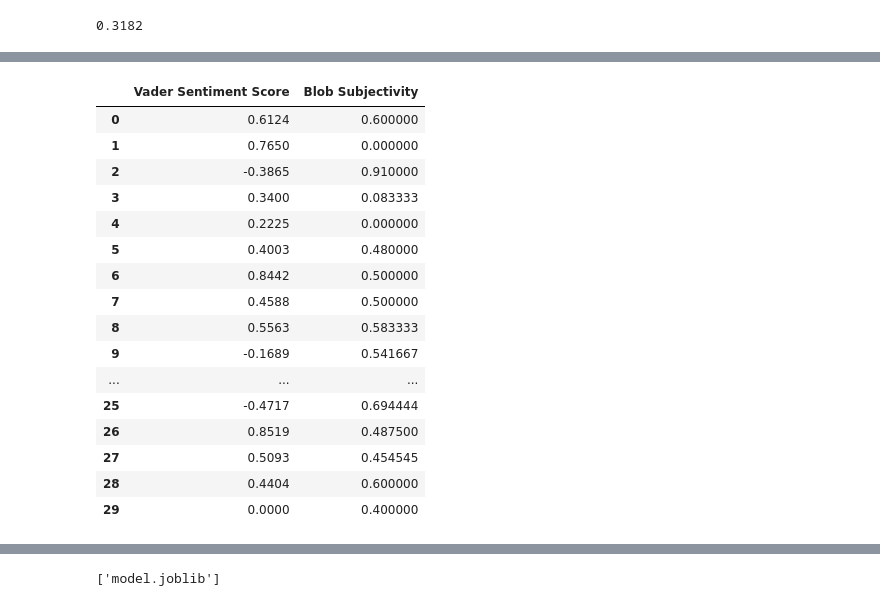
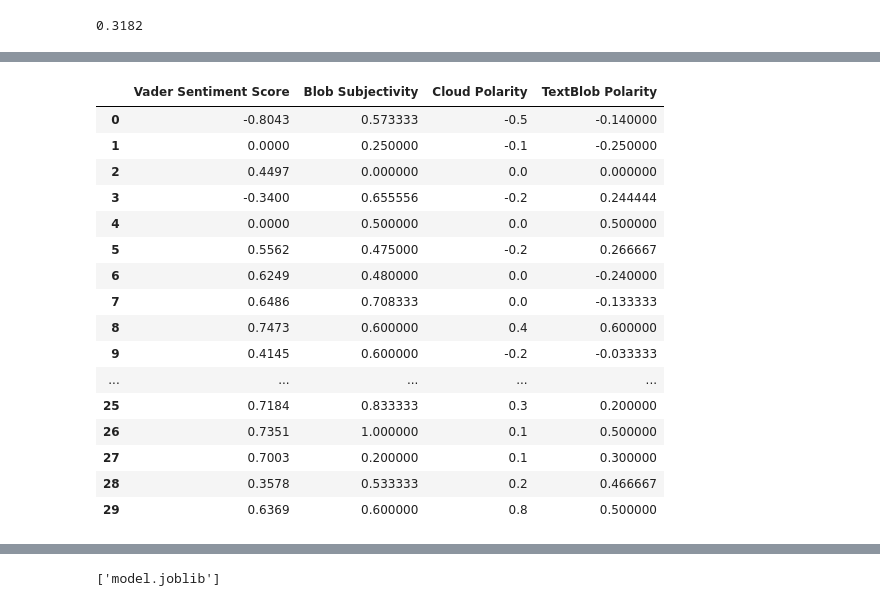
Before and after one commit to kcnair003/treehacks-karmalink, a Jupyter notebook: TopicalDataManipulation.ipynb, the cells around one changed output, grey strips where cells are left out. Drawn from its saved outputs; the diff is of its cells as text; code cells hidden in the pictures.

```diff
--- a/TopicalDataManipulation.ipynb
+++ b/TopicalDataManipulation.ipynb
@@ -197,8 +217,6 @@ analyze_vader_sentiment("Are you a fan of Google or Microsoft?")
 0.3182
 # %%
 manipulated = manipulated.sample(frac=1).reset_index(drop=True)
-split = np.array_split(manipulated, 100)
+split = np.array_split(manipulated, 600)
 
 split1=split[0].copy()
-
-split1
@@ -219,7 +239,23 @@ split1
+# %%
+url = "https://us-central1-treehacks-karmalink.cloudfunctions.net/NLPAnalysis"
+split1
+split2 = split1.copy()
 # %%
+
+
+
 for i, row in split[0].iterrows():
-    split1['Vader Sentiment Score'][i] = analyze_vader_sentiment(split[0]['message'].values[i])
 
-    split1['Blob Subjectivity'][i] = analyze_blob_subjectivity(split[0]['message'].values[i])
-split1
+
+    split2.at[i, 'Vader Sentiment Score'] = analyze_vader_sentiment(split[0]['message'].values[i])
+
+    split2.at[i, 'Blob Subjectivity'] = analyze_blob_subjectivity(split[0]['message'].values[i])
+
+    param = {"message": split[0]['message'].values[i]}
+    r1 = requests.post(url, json=param)
+    http_response1 = json.loads(r1.text)
+    split2.at[i, 'Cloud Polarity'] = http_response1['Cloud_Polarity']
+    split2.at[i, 'TextBlob Polarity']= http_response1['TextBlob_Polarity']
+
+print(split2)
 # %% [output]
@@ -247,28 +279,28 @@ See the caveats in the documentation: https://pandas.pydata.org/pandas-docs/stab
 # %%
-factorization_data = [split1["Vader Sentiment Score"], split1["Blob Subjectivity"]]
+factorization_data = [split2["Vader Sentiment Score"], split2["Blob Subjectivity"], split2['Cloud Polarity'], split2['TextBlob Polarity']]
 
-headers1 = ["Vader Sentiment Score", "Blob Subjectivity"]
+headers1 = ["Vader Sentiment Score", "Blob Subjectivity", 'Cloud Polarity', 'TextBlob Polarity']
 
 feature_target1 = pd.concat(factorization_data, axis=1, keys=headers1)
 feature_target1[0:30]
 # %% [output]
-|  | Vader Sentiment Score | Blob Subjectivity |
-| 0 | 0.6124 | 0.600000 |
-| 1 | 0.7650 | 0.000000 |
-| 2 | -0.3865 | 0.910000 |
-| 3 | 0.3400 | 0.083333 |
-| 4 | 0.2225 | 0.000000 |
-| 5 | 0.4003 | 0.480000 |
-| 6 | 0.8442 | 0.500000 |
-| 7 | 0.4588 | 0.500000 |
-| 8 | 0.5563 | 0.583333 |
-| 9 | -0.1689 | 0.541667 |
-| ... | ... | ... |
-| 25 | -0.4717 | 0.694444 |
-| 26 | 0.8519 | 0.487500 |
-| 27 | 0.5093 | 0.454545 |
-| 28 | 0.4404 | 0.600000 |
-| 29 | 0.0000 | 0.400000 |
+|  | Vader Sentiment Score | Blob Subjectivity | Cloud Polarity | TextBlob Polarity |
+| 0 | -0.8043 | 0.573333 | -0.5 | -0.140000 |
+| 1 | 0.0000 | 0.250000 | -0.1 | -0.250000 |
+| 2 | 0.4497 | 0.000000 | 0.0 | 0.000000 |
+| 3 | -0.3400 | 0.655556 | -0.2 | 0.244444 |
+| 4 | 0.0000 | 0.500000 | 0.0 | 0.500000 |
+| 5 | 0.5562 | 0.475000 | -0.2 | 0.266667 |
+| 6 | 0.6249 | 0.480000 | 0.0 | -0.240000 |
+| 7 | 0.6486 | 0.708333 | 0.0 | -0.133333 |
+| 8 | 0.7473 | 0.600000 | 0.4 | 0.600000 |
+| 9 | 0.4145 | 0.600000 | -0.2 | -0.033333 |
+| ... | ... | ... | ... | ... |
+| 25 | 0.7184 | 0.833333 | 0.3 | 0.200000 |
+| 26 | 0.7351 | 1.000000 | 0.1 | 0.500000 |
+| 27 | 0.7003 | 0.200000 | 0.1 | 0.300000 |
+| 28 | 0.3578 | 0.533333 | 0.2 | 0.466667 |
+| 29 | 0.6369 | 0.600000 | 0.8 | 0.500000 |
 # %%
 R2 = np.array(feature_target1)
 
```
Also changed, not shown: parts of 30 cells of this notebook.
